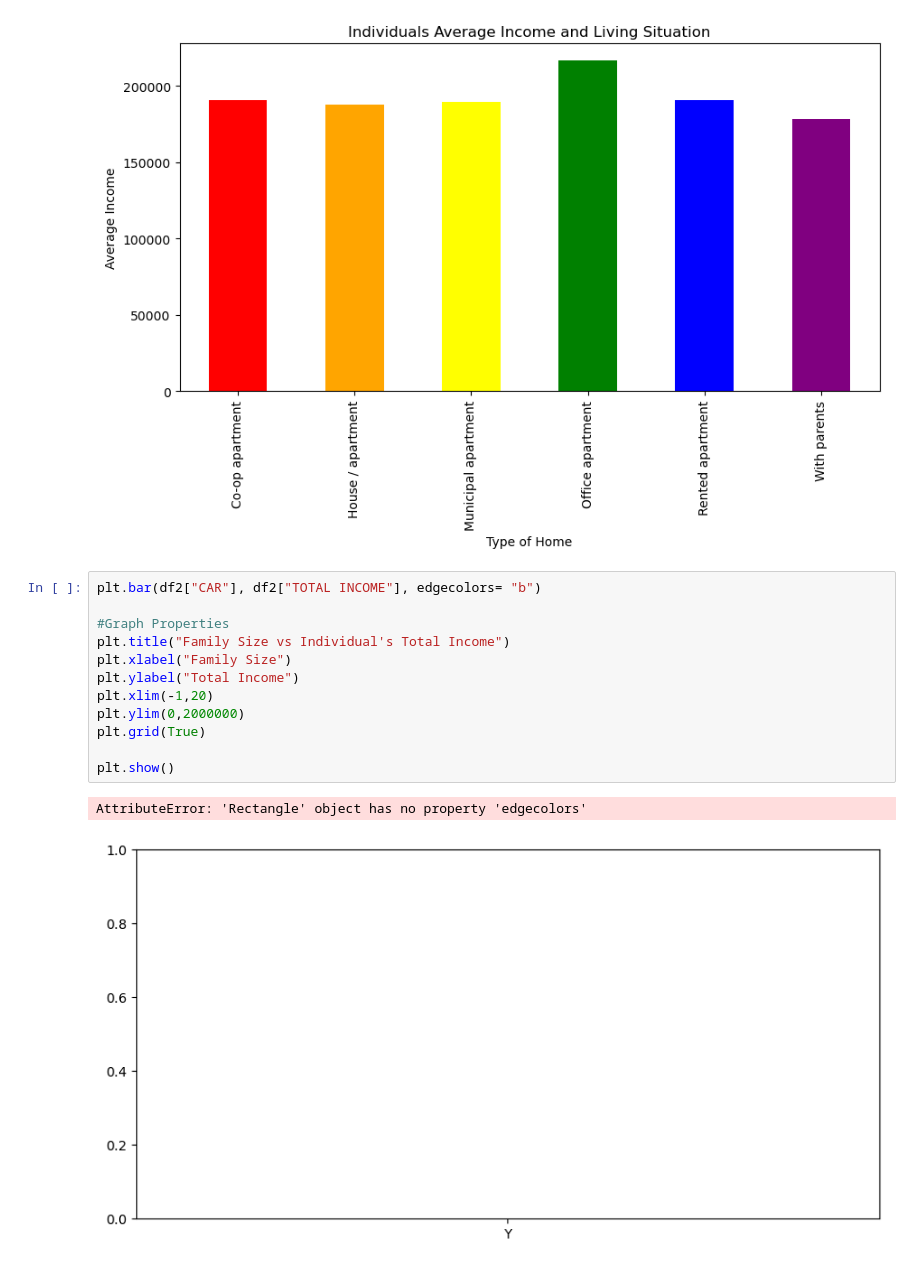
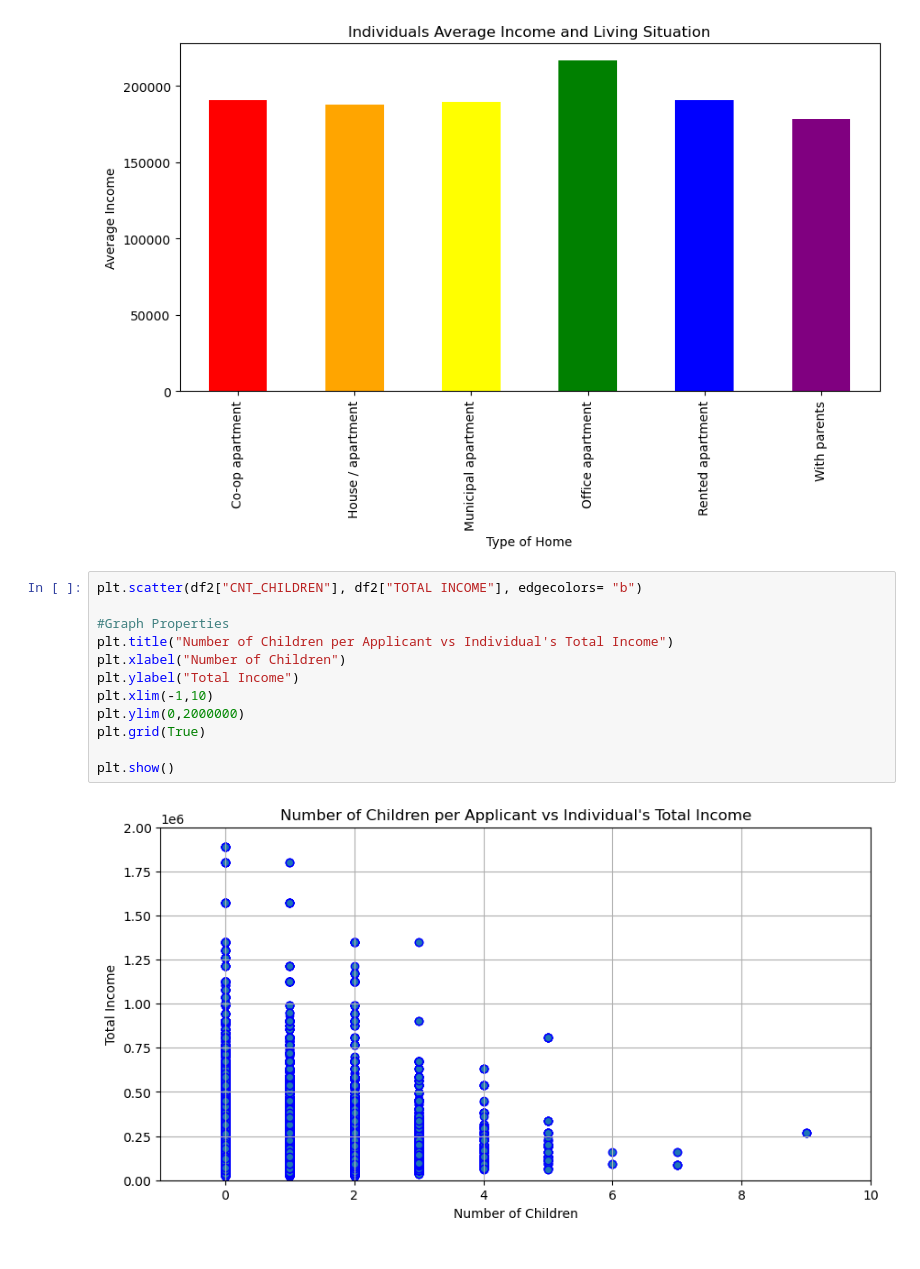
Before and after one commit to jbarbs44/Project4_Machine_Learning, a Jupyter notebook: Final 4/graph_notebook.ipynb, the cells around one changed output. Cells and saved outputs as stored; diff of their text form.

Commit message:
More Graphs

```diff
--- a/Final 4/graph_notebook.ipynb
+++ b/Final 4/graph_notebook.ipynb
@@ -95,17 +95,16 @@ plt.show()
 # %% [output]
 [figure]
 # %%
-plt.bar(df2["CAR"], df2["TOTAL INCOME"], edgecolors= "b")
+plt.scatter(df2["CNT_CHILDREN"], df2["TOTAL INCOME"], edgecolors= "b")
 
 #Graph Properties
-plt.title("Family Size vs Individual's Total Income")
-plt.xlabel("Family Size")
+plt.title("Number of Children per Applicant vs Individual's Total Income")
+plt.xlabel("Number of Children")
 plt.ylabel("Total Income")
-plt.xlim(-1,20)
+plt.xlim(-1,10)
 plt.ylim(0,2000000)
 plt.grid(True)
 
 plt.show()
 # %% [output]
-AttributeError: 'Rectangle' object has no property 'edgecolors'
-[figure, old version]
+[figure, new version]
```
Also changed, not shown: parts of 2 cells of this notebook.
